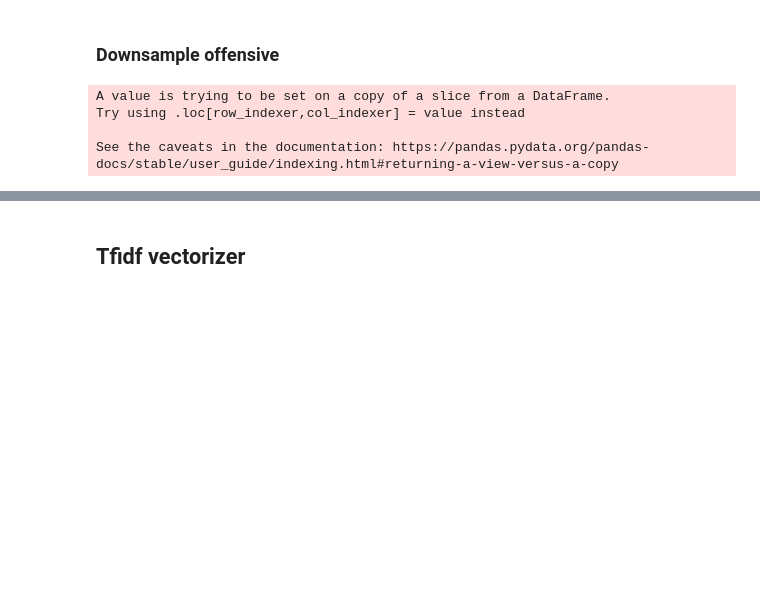
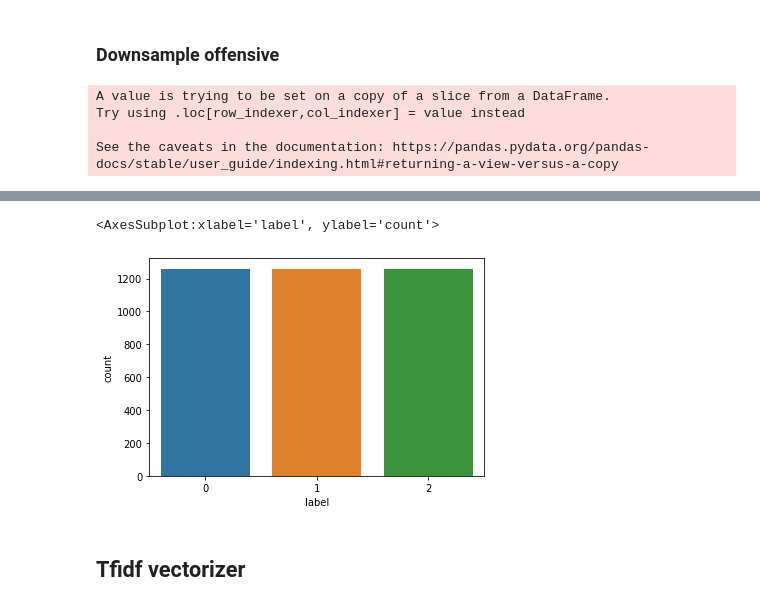
Before and after one commit to merlinymy/tweetsAnalysisPython, a Jupyter notebook: MLModels.ipynb, the cells around one changed output, grey strips where cells are left out. Cells and saved outputs as stored; diff of their text form; code cells hidden in the pictures; blank space fills up the shorter version.

```diff
--- a/MLModels.ipynb
+++ b/MLModels.ipynb
@@ -125,3 +125,8 @@ testdf
+# %%
+sns.countplot('label', data = ds)
+# %% [output]
+<AxesSubplot:xlabel='label', ylabel='count'>
+[figure, added]
 # %%
 ds = pd.concat([ds_temp, testdf], axis = 0)
 # %%
```
Also changed, not shown: parts of 16 cells of this notebook, 4 other files.
